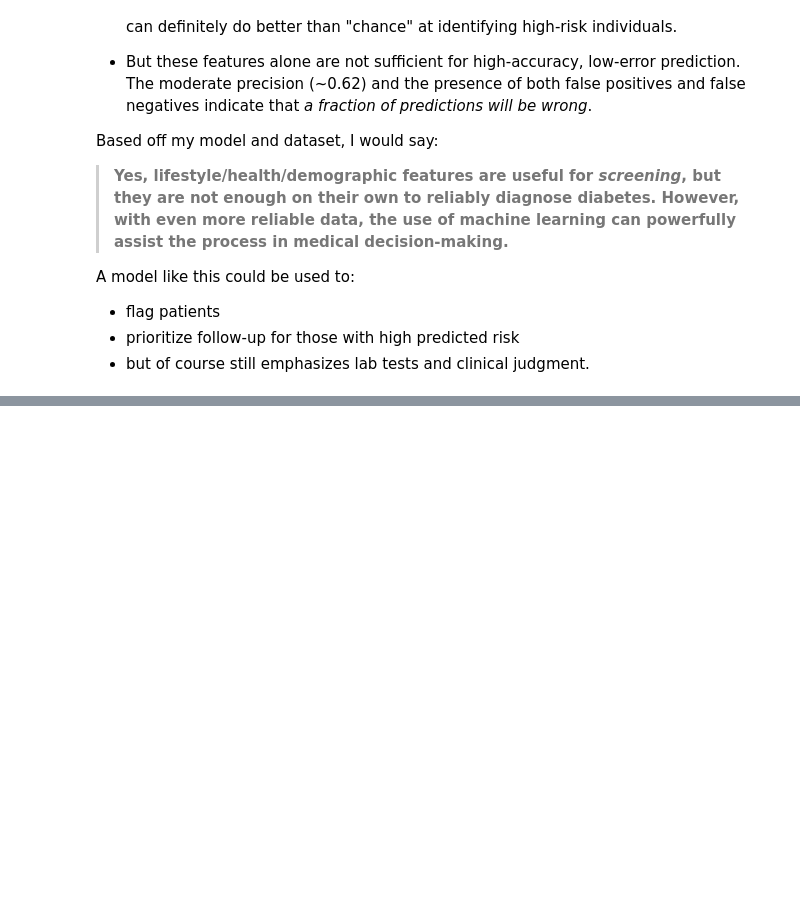
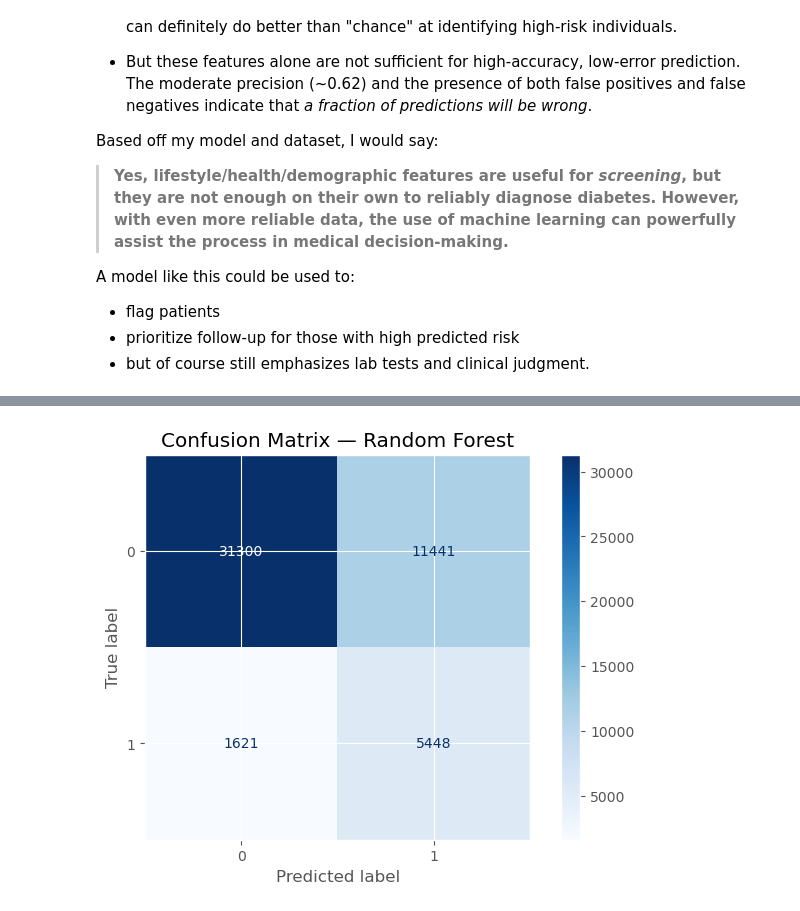
Before and after one commit to rytgo/CS171-PROJECT, a Jupyter notebook: visual_analysis.ipynb, the cells around one changed output, grey strips where cells are left out. Drawn from its saved outputs; the diff is of its cells as text; code cells hidden in the pictures; blank space fills up the shorter version.

```diff
--- a/visual_analysis.ipynb
+++ b/visual_analysis.ipynb
@@ -224,0 +230,11 @@ A model like this could be used to:
+# %%
+df = pd.read_csv('andres_data/outputs/test_predictions.csv')
+y_test_pred = df['y_pred']
+y_test_prob = df['y_prob']
+y_test = df['y_true']
+
+print("\nTest set results:")
+print(classification_report(y_test, y_test_pred, digits=4))
+print("Confusion matrix (test):")
+print(confusion_matrix(y_test, y_test_pred))
+print("Test ROC AUC:", roc_auc_score(y_test, y_test_prob))
@@ -224,0 +256,6 @@ A model like this could be used to:
+# %%
+ConfusionMatrixDisplay.from_predictions(y_test, y_test_pred, cmap="Blues")
+plt.title("Confusion Matrix — Random Forest")
+plt.show()
+# %% [output]
+[figure, added]
```
Also changed, not shown: parts of 12 cells of this notebook, 5 other files.
